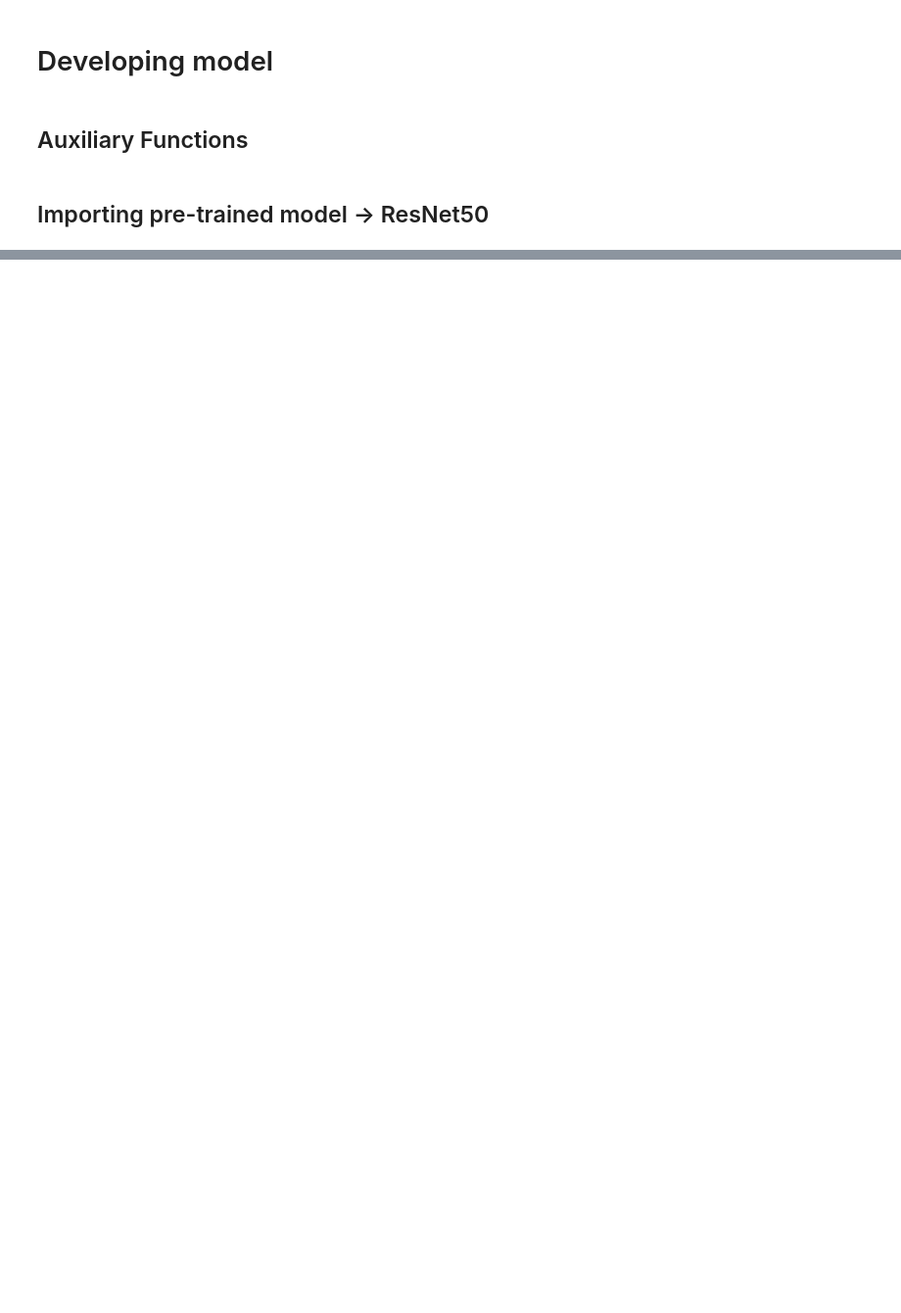
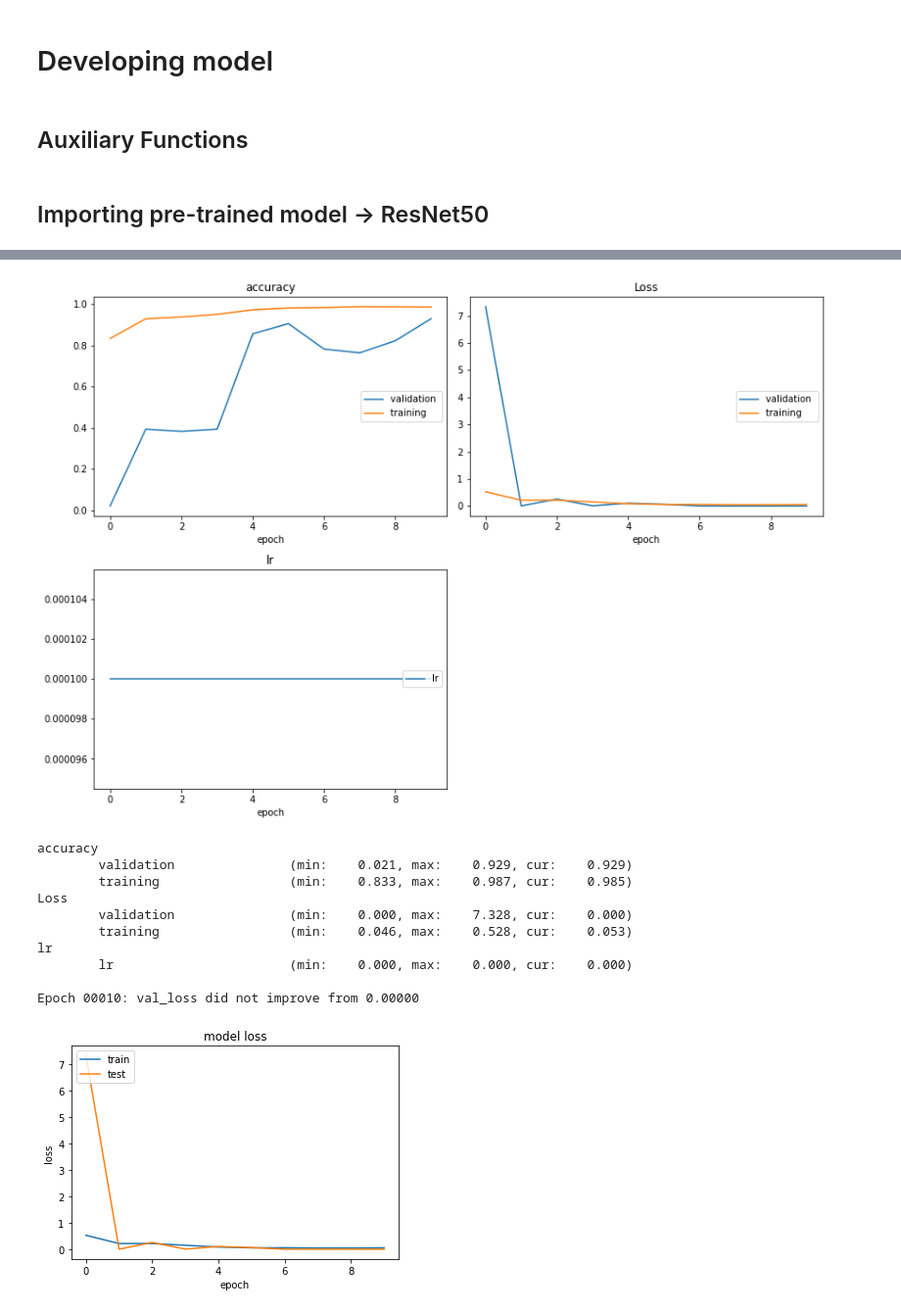
Before and after one commit to pimonteiro/Covid-19-Detector, a Jupyter notebook: models/ResNet50/COVID_19_ResNet50.ipynb, the cells around one changed output, grey strips where cells are left out. Shown at 98% size. Drawn from its saved outputs; the diff is of its cells as text; code cells hidden in the pictures; blank space fills up the shorter version.

```diff
--- a/models/ResNet50/COVID_19_ResNet50.ipynb
+++ b/models/ResNet50/COVID_19_ResNet50.ipynb
@@ -621,0 +503,65 @@ ax.set_ylabel('Ground truth')
+# %%
+from keras.callbacks import ReduceLROnPlateau, ModelCheckpoint, EarlyStopping
+from livelossplot import PlotLossesKeras
+import os
+
+no_of_epochs  = 10 #10
+path="/content/drive/My Drive/covid_runs/resnet50/resnet50_2/"
+
+os.makedirs(path)
+json_model = final_Model.to_json()
+with open(path+"model.json", "w") as json_file:
+  json_file.write(json_model)
+
+reduce_learning_rate = ReduceLROnPlateau(monitor='loss',
+                                         factor=0.1,
+                                         patience=2,
+                                         cooldown=2,
+                                         min_lr=0.00001,
+                                         verbose=1)
+plotlosses = PlotLossesKeras()
+early_stop = EarlyStopping(monitor='val_loss',patience=5)
+checkpoint = ModelCheckpoint(filepath=path+'best_weights_resnet50.hdf5',monitor='val_loss', verbose=1, save_best_only=True)
+
+callbacks = [reduce_learning_rate, plotlosses, checkpoint]
+
+
+history = final_Model.fit_generator(
+    train_set,
+    epochs = no_of_epochs,
+    validation_data=test_set,
+    callbacks=callbacks
+)
+
+final_Model.save_weights(path + "last_run.hdf5")
+
+# summarize history for accuracy
+plt.plot(history.history['accuracy'])
+plt.plot(history.history['val_accuracy'])
+plt.title('model accuracy')
+plt.ylabel('accuracy')
+plt.xlabel('epoch')
+plt.legend(['train', 'test'], loc='upper left')
+plt.savefig(path + "accuracy.png")
+# summarize history for loss
+plt.close()
+plt.plot(history.history['loss'])
+plt.plot(history.history['val_loss'])
+plt.title('model loss')
+plt.ylabel('loss')
+plt.xlabel('epoch')
+plt.legend(['train', 'test'], loc='upper left')
+plt.savefig(path + "loss.png")
+# %% [output]
+[figure, added]
+accuracy
+        validation               (min:    0.021, max:    0.929, cur:    0.929)
+        training                 (min:    0.833, max:    0.987, cur:    0.985)
+Loss
+        validation               (min:    0.000, max:    7.328, cur:    0.000)
+        training                 (min:    0.046, max:    0.528, cur:    0.053)
+lr
+        lr                       (min:    0.000, max:    0.000, cur:    0.000)
+
+Epoch 00010: val_loss did not improve from 0.00000
+[figure, added]
```
Also changed, not shown: parts of 25 cells of this notebook, 9 other files.
